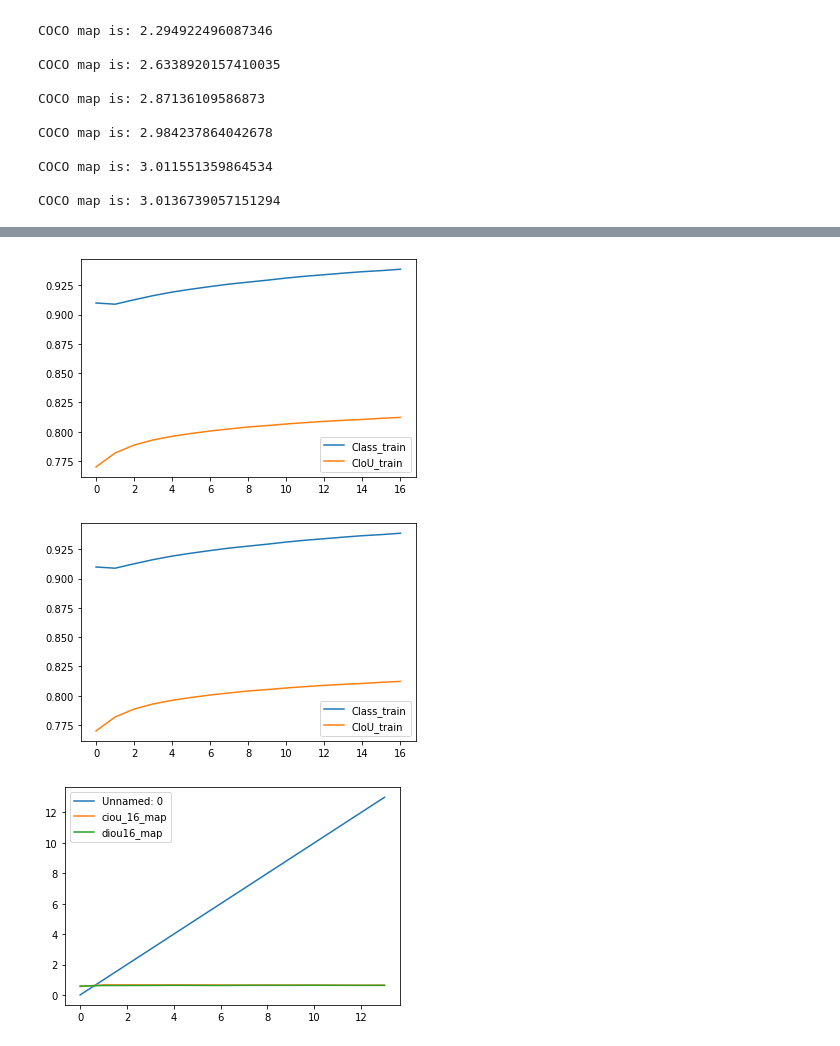
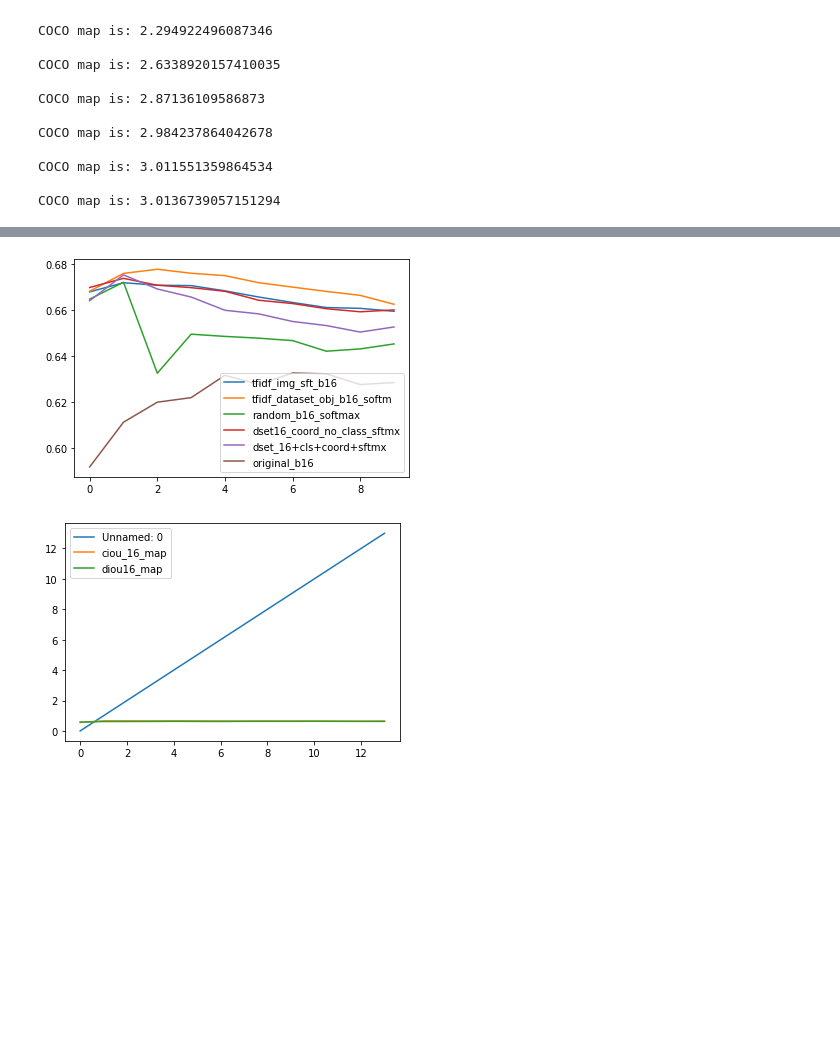
Before and after one commit to kostas1515/yolo_on_coco, a Jupyter notebook: coco.ipynb, the cells around one changed output, grey strips where cells are left out. Saved outputs shown, nothing was run; the diff lists cells and outputs as text; code cells hidden in the pictures; blank space fills up the shorter version.

```diff
--- a/coco.ipynb
+++ b/coco.ipynb
@@ -356,10 +358,10 @@ hyperparameters={'lr':0.0001,
                  'lno_obj':1,
                  'iou_type':(0,0,0),#(GIoU,DIoU,CIoU) default is 0,0,0 for iou
                  'iou_ignore_thresh':0.5,
-                 'tfidf':True,
-                 'idf_weights':True,
+                 'tfidf':False,
+                 'idf_weights':False,
                  'tfidf_col_names':['random','random','random','random','softmax'], #default is ['obj_freq/img_freq','area','xc','yc','softmax']-->[class_weights,scale_weights,xweights,yweights,softmax/no_softmax]
-                 'augment':False,
+                 'augment':0,
                  'workers':4,
                  'path':'tes_iou',
                  'reduction':'sum'}
@@ -409,8 +411,8 @@ except FileNotFoundError:
     else:
         model=net
 
-if hyperparameters['augment']==True:
-    transformed_dataset=Coco(partition='train',transform=transforms.Compose([Augment(),ResizeToTensor(inp_dim)]))
+if hyperparameters['augment']>0:
+    transformed_dataset=Coco(partition='train',transform=transforms.Compose([Augment(hyperparameters['augment']),ResizeToTensor(inp_dim)]))
 else:
     transformed_dataset=Coco(partition='train',transform=transforms.Compose([ResizeToTensor(inp_dim)]))
 
@@ -421,7 +423,7 @@ dataset_len=(len(transformed_dataset))
 print('Length of dataset is '+ str(dataset_len)+'\n')
 batch_size=hyperparameters['batch_size']
 dataloader = DataLoader(transformed_dataset, batch_size=batch_size,
-                        shuffle=True,collate_fn=helper.my_collate, num_workers=hyperparameters['workers'])
+                        shuffle=False,collate_fn=helper.my_collate, num_workers=hyperparameters['workers'])
 
 
 if hyperparameters['optimizer']=='sgd':
@@ -486,8 +488,11 @@ for e in range(epochs):
         if(strd.shape[0]==sum(mask)):#this means that iou_mask failed and was all true, because max of zeros is true for all lenght of mask strd
             targets=targets.squeeze(0)
             loss=util.yolo_loss(raw_pred,targets,noobj_box,mask,anchors,offset,strd,inp_dim,hyperparameters)
-            loss.backward()
-            optimizer.step()
+            try:
+                loss.backward()
+                optimizer.step()
+            except RuntimeError:
+                print('\nthe sum is:',sum(mask))
 
             avg_conf=avg_conf+conf
             avg_no_conf=avg_no_conf+no_obj_conf
@@ -1089,24 +1100,23 @@ test.corr()
 # %%
 import os
 import pandas as pd
 import glob
 import sys
 
 df = pd.DataFrame()
 files = glob.glob("../map/*.csv")
 for file in files:
     map_csv=pd.read_csv(file)
     dat1 = pd.DataFrame({file.split('/')[2].split('.')[0]: map_csv['Value']})
     df=pd.concat([df,dat1],axis=1)
 #     df.drop(columns=[""])
     df=df.dropna()
 
-df.plot()
+# df.plot()
 fig=df.plot().get_figure()
-fig.savefig('class-iou_ciou.png')
+fig.savefig('Map_b16_softmax_comparative.png')
 # %% [output]
-[figure, old version]
+[figure, new version]
-[figure, removed]
 # %%
 df=pd.read_csv('comparative_map.csv')
 fig=df.plot().get_figure()
```
Also changed, not shown: parts of 22 cells of this notebook, 5 other files.
